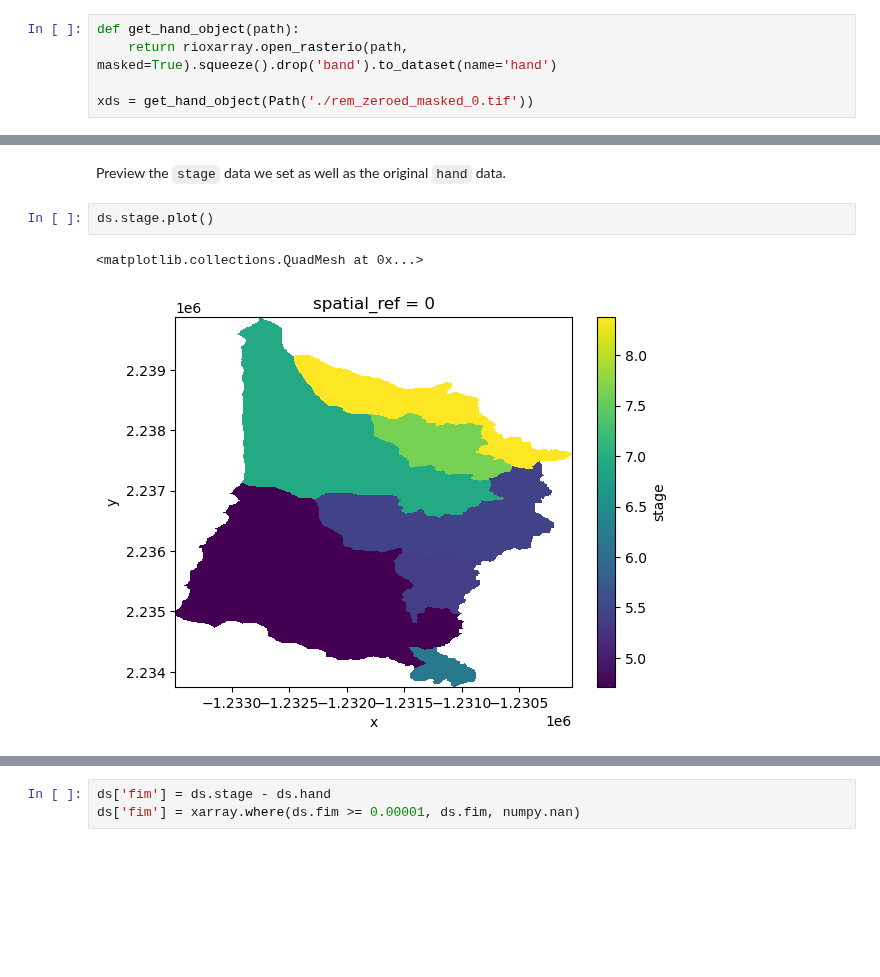
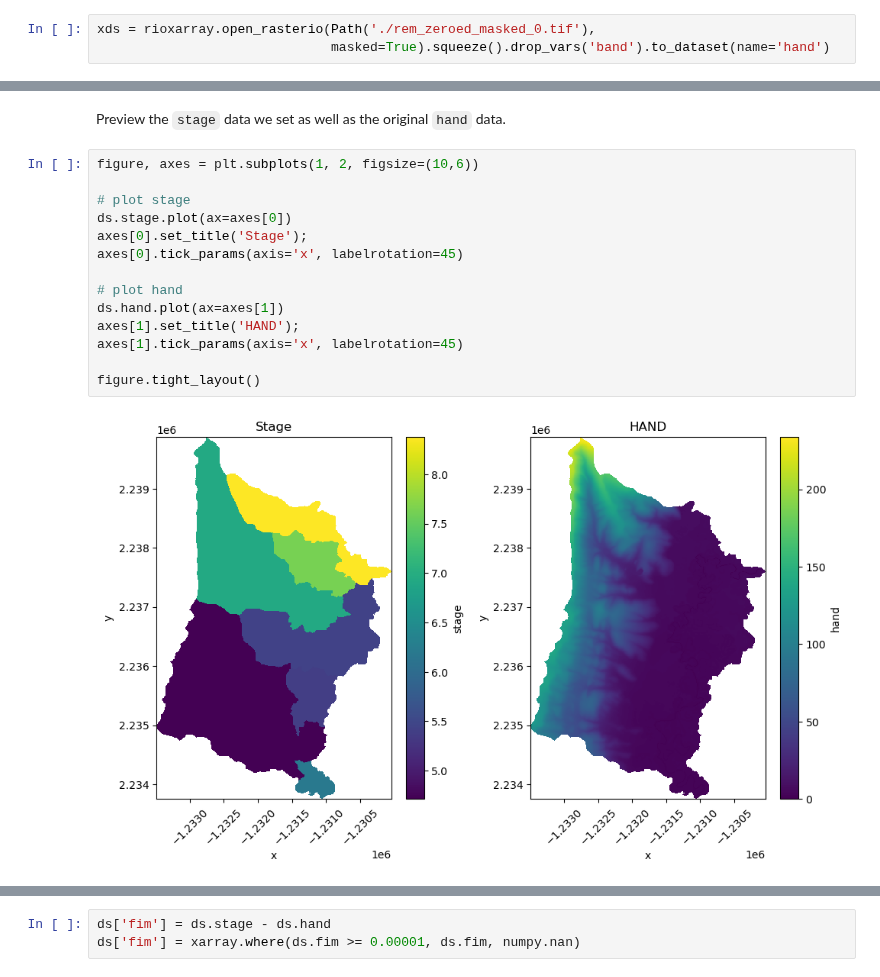
Before and after one commit to CUAHSI/notebooks, a Jupyter notebook: nwm/fim-hand/FIM-xarray.ipynb, the cells around one changed output, grey strips where cells are left out. Drawn from its saved outputs; the diff is of its cells as text; blank space fills up the shorter version.

```diff
--- a/nwm/fim-hand/FIM-xarray.ipynb
+++ b/nwm/fim-hand/FIM-xarray.ipynb
@@ -37,6 +56,4 @@ Load the precomputed HAND raster.
 # %%
-def get_hand_object(path):
-    return rioxarray.open_rasterio(path, masked=True).squeeze().drop('band').to_dataset(name='hand')
-
-xds = get_hand_object(Path('./rem_zeroed_masked_0.tif'))
+xds = rioxarray.open_rasterio(Path('./rem_zeroed_masked_0.tif'),
+                              masked=True).squeeze().drop_vars('band').to_dataset(name='hand')
 # %% [markdown]
@@ -99,7 +128,18 @@ for idx, row in geodf_filtered.iterrows():
 # %% [markdown]
 Preview the `stage` data we set as well as the original `hand` data.
 # %%
-ds.stage.plot()
+figure, axes = plt.subplots(1, 2, figsize=(10,6))
+
+# plot stage
+ds.stage.plot(ax=axes[0])
+axes[0].set_title('Stage');
+axes[0].tick_params(axis='x', labelrotation=45)
+
+# plot hand
+ds.hand.plot(ax=axes[1])
+axes[1].set_title('HAND');
+axes[1].tick_params(axis='x', labelrotation=45)
+
+figure.tight_layout()
 # %% [output]
-<matplotlib.collections.QuadMesh at 0x...>
-[figure, old version]
+[figure, new version]
```
Also changed, not shown: parts of 16 cells of this notebook.
